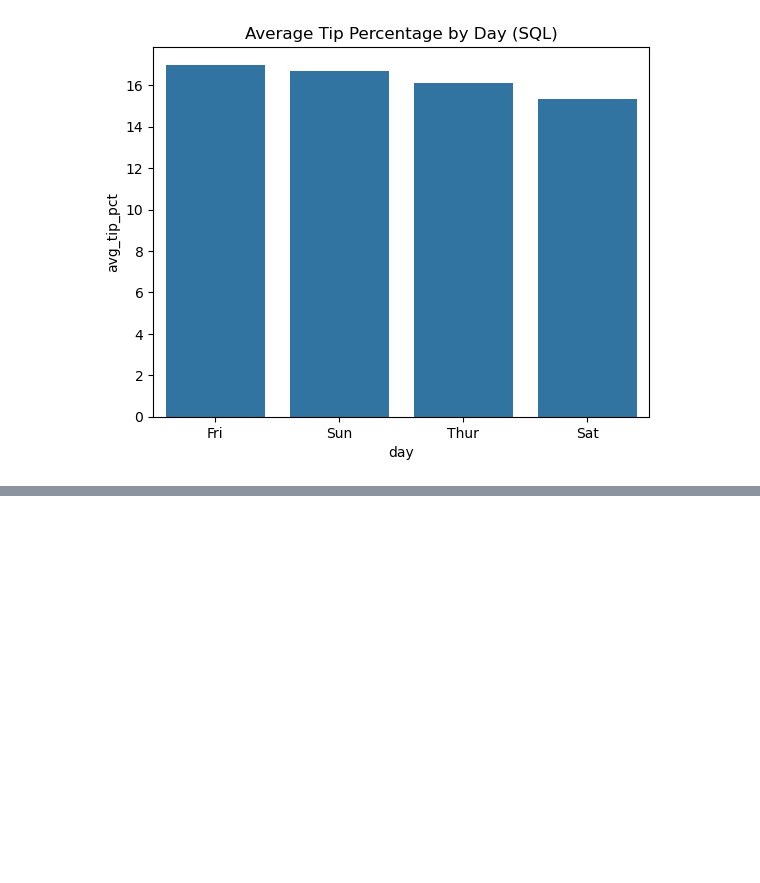
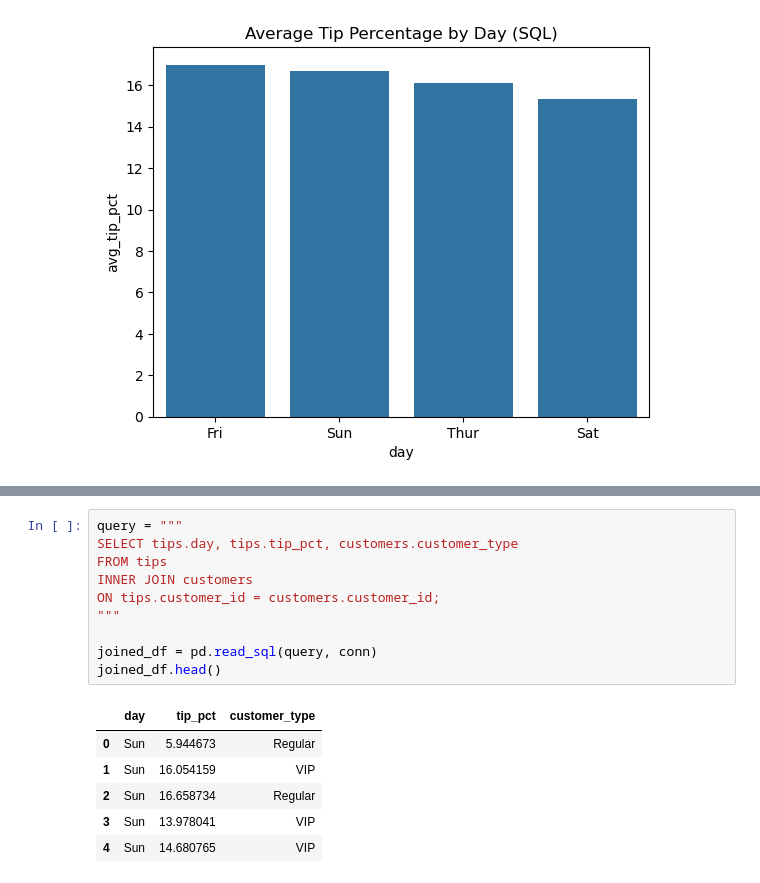
Before and after one commit to shaunagbaje/data-analytics-training, a Jupyter notebook: pandas_intro.ipynb, the cells around one changed output, grey strips where cells are left out. Drawn from its saved outputs; the diff is of its cells as text; blank space fills up the shorter version.

```diff
--- a/pandas_intro.ipynb
+++ b/pandas_intro.ipynb
@@ -531,0 +569,17 @@ Text(0.5, 1.0, 'Average Tip Percentage by Day (SQL)')
+# %%
+query = """
+SELECT tips.day, tips.tip_pct, customers.customer_type
+FROM tips
+INNER JOIN customers
+ON tips.customer_id = customers.customer_id;
+"""
+
+joined_df = pd.read_sql(query, conn)
+joined_df.head()
+# %% [output]
+|  | day | tip_pct | customer_type |
+| 0 | Sun | 5.944673 | Regular |
+| 1 | Sun | 16.054159 | VIP |
+| 2 | Sun | 16.658734 | Regular |
+| 3 | Sun | 13.978041 | VIP |
+| 4 | Sun | 14.680765 | VIP |
```
Also changed, not shown: parts of 10 cells of this notebook.
